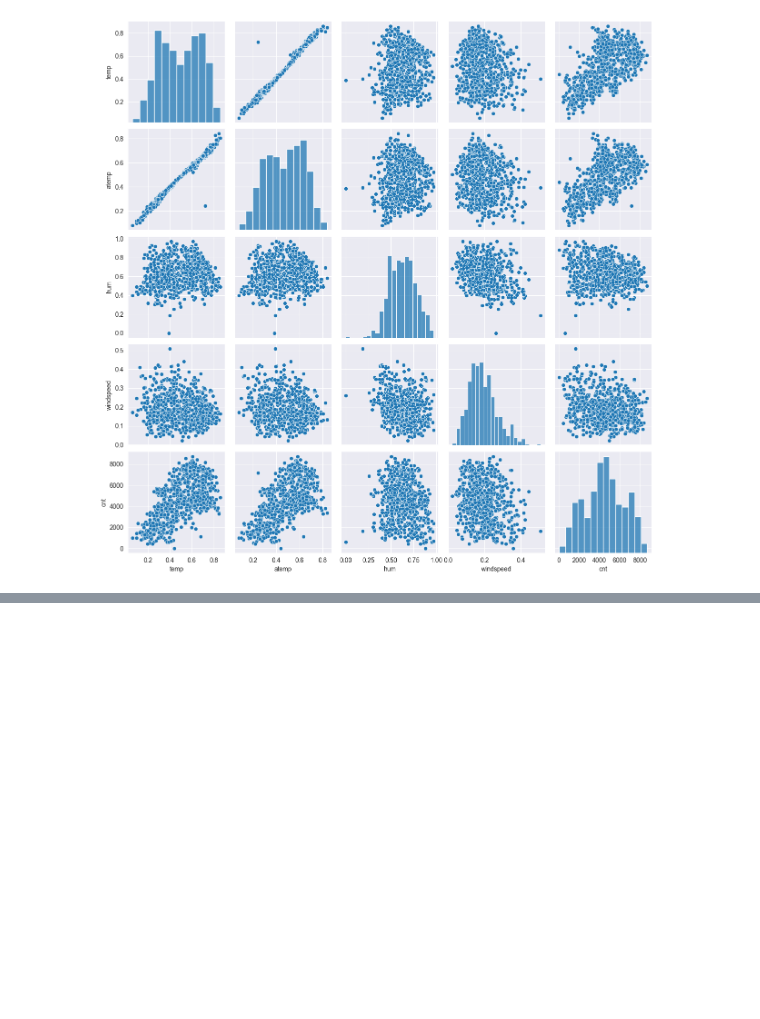
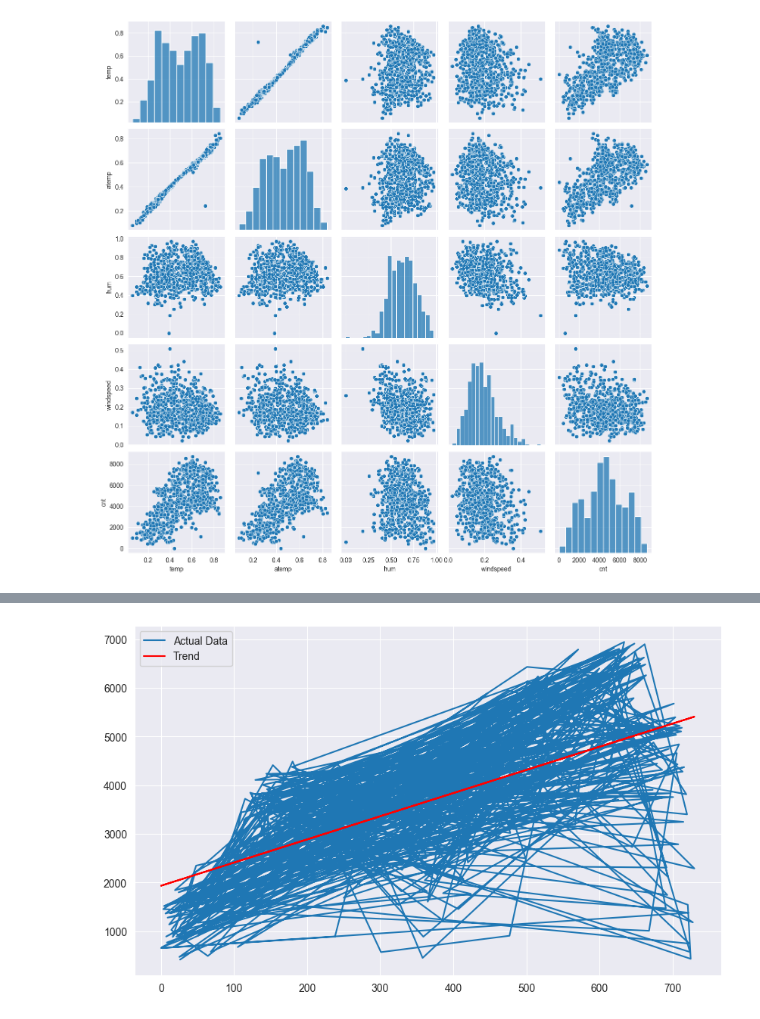
Before and after one commit to Valakas148/TML, a Jupyter notebook: lr1.ipynb, the cells around one changed output, grey strips where cells are left out. Cells and saved outputs as stored; diff of their text form; code cells hidden in the pictures; blank space fills up the shorter version.

```diff
--- a/lr1.ipynb
+++ b/lr1.ipynb
@@ -160,3 +166,5 @@ plt.show()
 # %% [output]
 [figure]
 [figure]
+# %%
+df['dteday'] = pd.to_datetime(df['dteday'])
@@ -167,0 +244,17 @@ AttributeError: Can only use .dt accessor with datetimelike values
+# %%
+
+# Лінійна модель тренду
+trend_model = LinearRegression()
+trend_model.fit(X_train_prepr[['instant']], y_train)
+
+# Прогноз тренду
+trend_predictions = trend_model.predict(X_train_prepr[['instant']])
+
+# Візуалізація тренду
+plt.figure(figsize=(10, 6))
+plt.plot(y_train.index, y_train, label='Actual Data')
+plt.plot(y_train.index, trend_predictions, label='Trend', color='red')
+plt.legend()
+plt.show()
+# %% [output]
+[figure, added]
```
Also changed, not shown: parts of 22 cells of this notebook.
